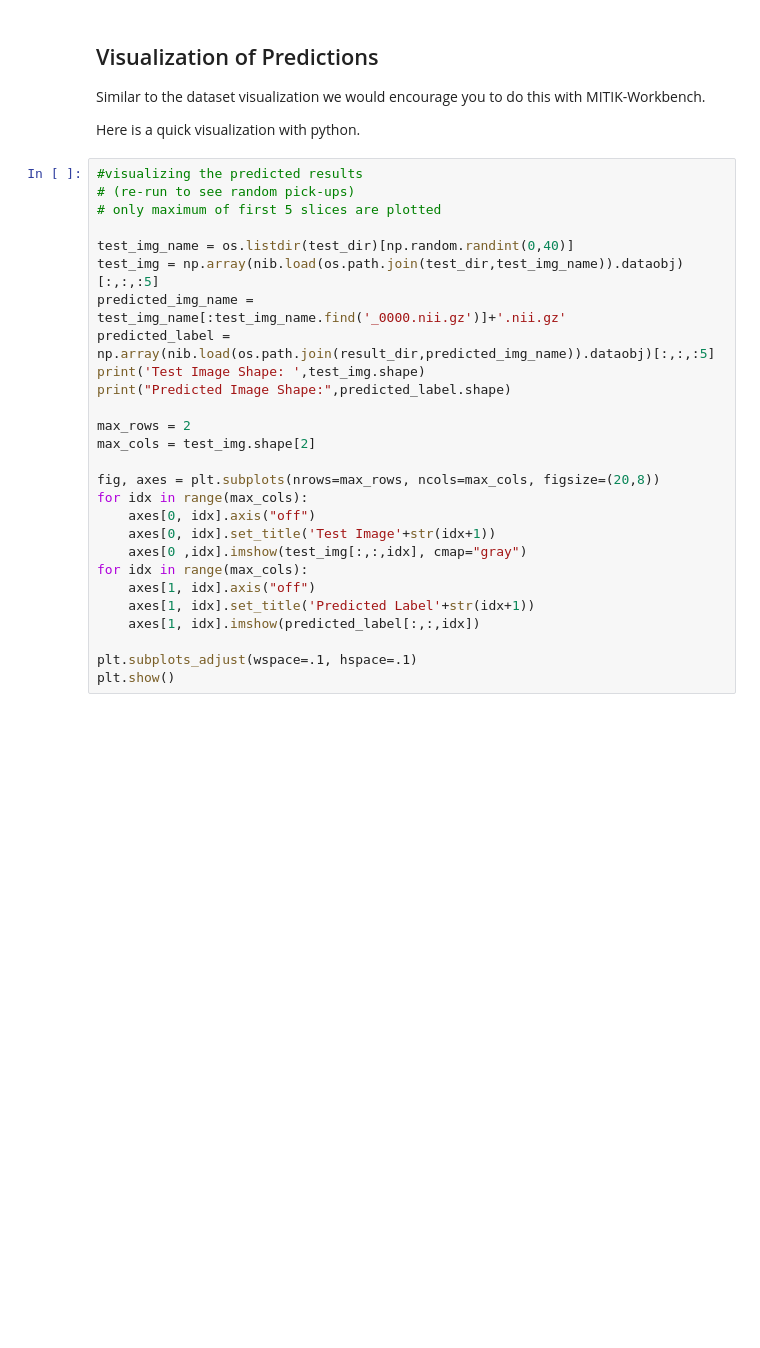
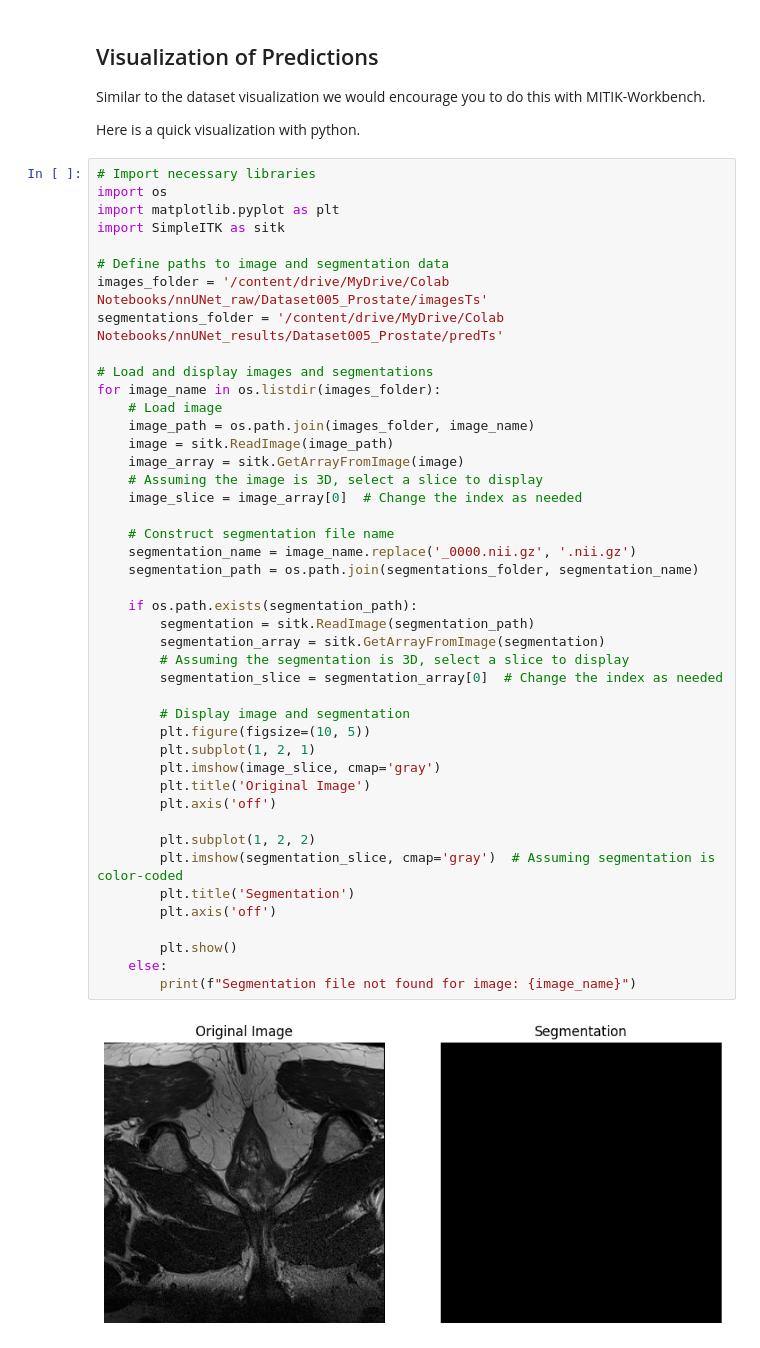
Before and after one commit to Pickles91/DCAC, a Jupyter notebook: Prostate.ipynb, the cells around one changed output. Saved outputs shown, nothing was run; the diff lists cells and outputs as text; blank space fills up the shorter version.

```diff
--- a/Prostate.ipynb
+++ b/Prostate.ipynb
@@ -639,30 +325,49 @@ If you wish to run ensembling, you can ensemble the predictions from several con
 Similar to the dataset visualization we would encourage you to do this with MITIK-Workbench.
 
 Here is a quick visualization with python.
-# %%
-#visualizing the predicted results
-# (re-run to see random pick-ups)
-# only maximum of first 5 slices are plotted
-
-test_img_name = os.listdir(test_dir)[np.random.randint(0,40)]
-test_img = np.array(nib.load(os.path.join(test_dir,test_img_name)).dataobj)[:,:,:5]
-predicted_img_name = test_img_name[:test_img_name.find('_0000.nii.gz')]+'.nii.gz'
-predicted_label = np.array(nib.load(os.path.join(result_dir,predicted_img_name)).dataobj)[:,:,:5]
-print('Test Image Shape: ',test_img.shape)
-print("Predicted Image Shape:",predicted_label.shape)
-
-max_rows = 2
-max_cols = test_img.shape[2]
-
-fig, axes = plt.subplots(nrows=max_rows, ncols=max_cols, figsize=(20,8))
-for idx in range(max_cols):
-    axes[0, idx].axis("off")
-    axes[0, idx].set_title('Test Image'+str(idx+1))
-    axes[0 ,idx].imshow(test_img[:,:,idx], cmap="gray")
-for idx in range(max_cols):
-    axes[1, idx].axis("off")
-    axes[1, idx].set_title('Predicted Label'+str(idx+1))
-    axes[1, idx].imshow(predicted_label[:,:,idx])
-
-plt.subplots_adjust(wspace=.1, hspace=.1)
-plt.show()
+# %%
+# Import necessary libraries
+import os
+import matplotlib.pyplot as plt
+import SimpleITK as sitk
+
+# Define paths to image and segmentation data
+images_folder = '/content/drive/MyDrive/Colab Notebooks/nnUNet_raw/Dataset005_Prostate/imagesTs'
+segmentations_folder = '/content/drive/MyDrive/Colab Notebooks/nnUNet_results/Dataset005_Prostate/predTs'
+
+# Load and display images and segmentations
+for image_name in os.listdir(images_folder):
+    # Load image
+    image_path = os.path.join(images_folder, image_name)
+    image = sitk.ReadImage(image_path)
+    image_array = sitk.GetArrayFromImage(image)
+    # Assuming the image is 3D, select a slice to display
+    image_slice = image_array[0]  # Change the index as needed
+
+    # Construct segmentation file name
+    segmentation_name = image_name.replace('_0000.nii.gz', '.nii.gz')
+    segmentation_path = os.path.join(segmentations_folder, segmentation_name)
+
+    if os.path.exists(segmentation_path):
+        segmentation = sitk.ReadImage(segmentation_path)
+        segmentation_array = sitk.GetArrayFromImage(segmentation)
+        # Assuming the segmentation is 3D, select a slice to display
+        segmentation_slice = segmentation_array[0]  # Change the index as needed
+
+        # Display image and segmentation
+        plt.figure(figsize=(10, 5))
+        plt.subplot(1, 2, 1)
+        plt.imshow(image_slice, cmap='gray')
+        plt.title('Original Image')
+        plt.axis('off')
+
+        plt.subplot(1, 2, 2)
+        plt.imshow(segmentation_slice, cmap='gray')  # Assuming segmentation is color-coded
+        plt.title('Segmentation')
+        plt.axis('off')
+
+        plt.show()
+    else:
+        print(f"Segmentation file not found for image: {image_name}")
+# %% [output]
+[figure, added]
```
Also changed, not shown: parts of 30 cells of this notebook.
